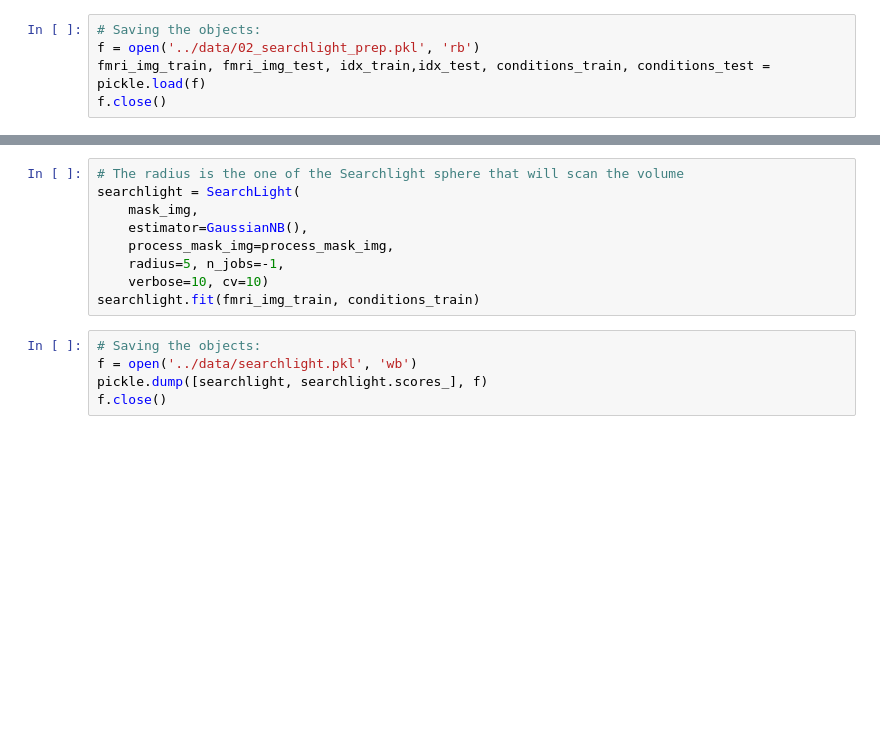
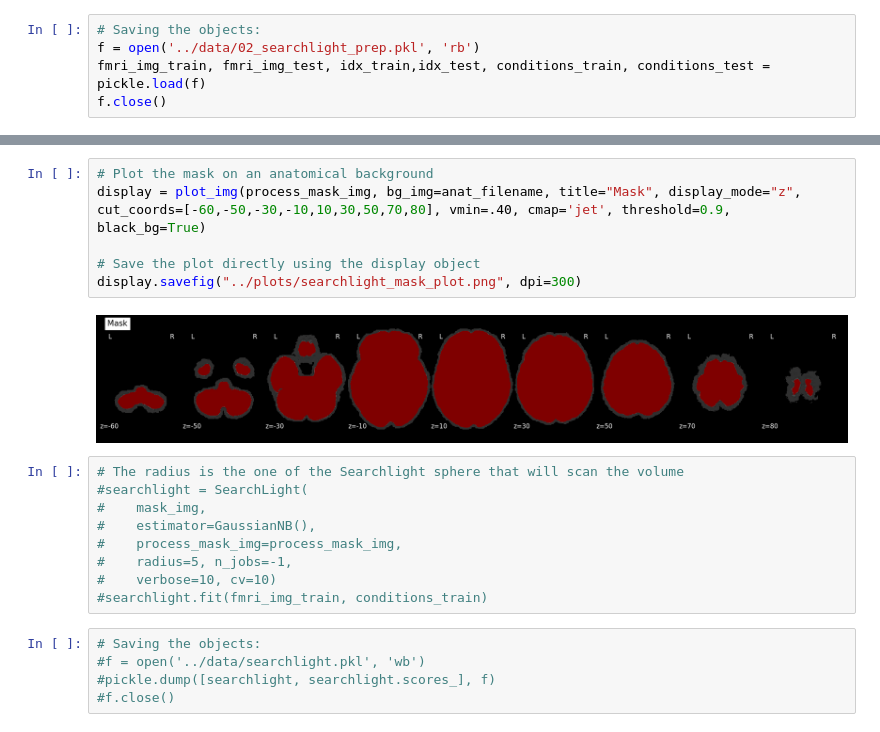
Before and after one commit to AddiH/neuro_4, a Jupyter notebook: src/03_searchlight.ipynb, the cells around one changed output, grey strips where cells are left out. Saved outputs shown, nothing was run; the diff lists cells and outputs as text; blank space fills up the shorter version.

```diff
--- a/src/03_searchlight.ipynb
+++ b/src/03_searchlight.ipynb
@@ -37,14 +41,22 @@ process_mask_img = new_img_like(mask_img, process_mask)
+# %%
+# Plot the mask on an anatomical background
+display = plot_img(process_mask_img, bg_img=anat_filename, title="Mask", display_mode="z", cut_coords=[-60,-50,-30,-10,10,30,50,70,80], vmin=.40, cmap='jet', threshold=0.9, black_bg=True)
+
+# Save the plot directly using the display object
+display.savefig("../plots/searchlight_mask_plot.png", dpi=300)
+# %% [output]
+[figure, added]
 # %%
 # The radius is the one of the Searchlight sphere that will scan the volume
-searchlight = SearchLight(
-    mask_img,
-    estimator=GaussianNB(),
-    process_mask_img=process_mask_img,
-    radius=5, n_jobs=-1,
-    verbose=10, cv=10)
-searchlight.fit(fmri_img_train, conditions_train)
+#searchlight = SearchLight(
+#    mask_img,
+#    estimator=GaussianNB(),
+#    process_mask_img=process_mask_img,
+#    radius=5, n_jobs=-1,
+#    verbose=10, cv=10)
+#searchlight.fit(fmri_img_train, conditions_train)
 # %%
 # Saving the objects:
-f = open('../data/searchlight.pkl', 'wb')
-pickle.dump([searchlight, searchlight.scores_], f)
-f.close()
+#f = open('../data/searchlight.pkl', 'wb')
+#pickle.dump([searchlight, searchlight.scores_], f)
+#f.close()
```
Also changed, not shown: parts of 2 cells of this notebook, 4 other files.
